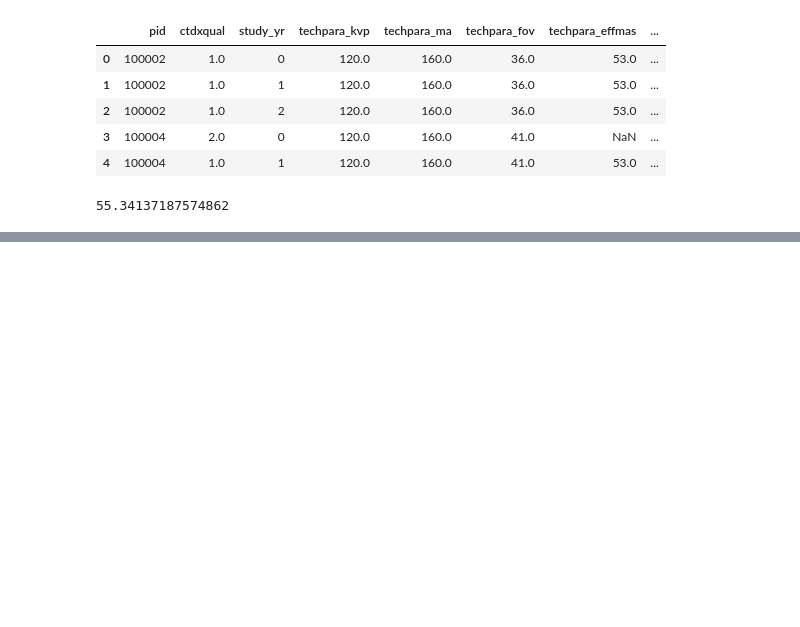
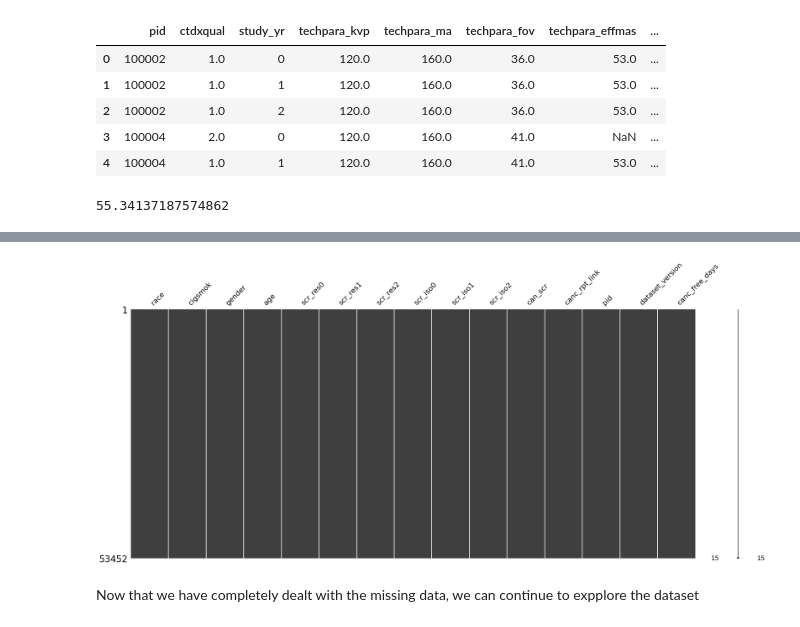
Before and after one commit to Desmondonam/Lung_cancer_Prediction, a Jupyter notebook: Lung_cancer_ML.ipynb, the cells around one changed output, grey strips where cells are left out. Cells and saved outputs as stored; diff of their text form; code cells hidden in the pictures; blank space fills up the shorter version.

```diff
--- a/Lung_cancer_ML.ipynb
+++ b/Lung_cancer_ML.ipynb
@@ -108,0 +255,4 @@ print(total_missing_percentage)
+# %%
+columns_to_drop = ['scr_days0','scr_days1', 'scr_days2']
+# %%
+data = data.drop(columns_to_drop, axis=1)
@@ -108,0 +268,7 @@ print(total_missing_percentage)
+# %%
+msno.matrix(data)
+plt.show()
+# %% [output]
+[figure, added]
+# %% [markdown]
+Now that we have completely dealt with the missing data, we can continue to expplore the dataset
```
Also changed, not shown: parts of 30 cells of this notebook.
